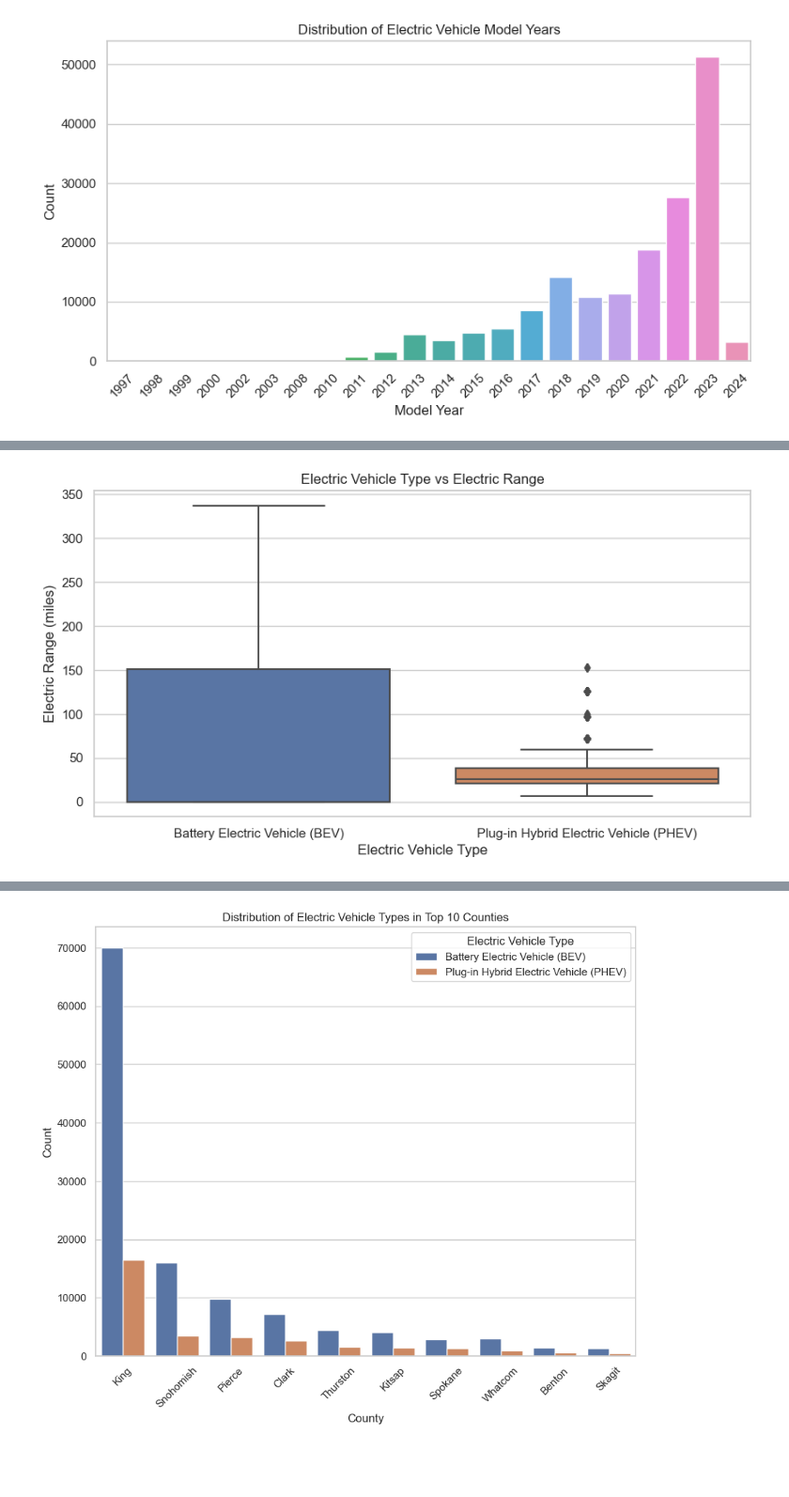
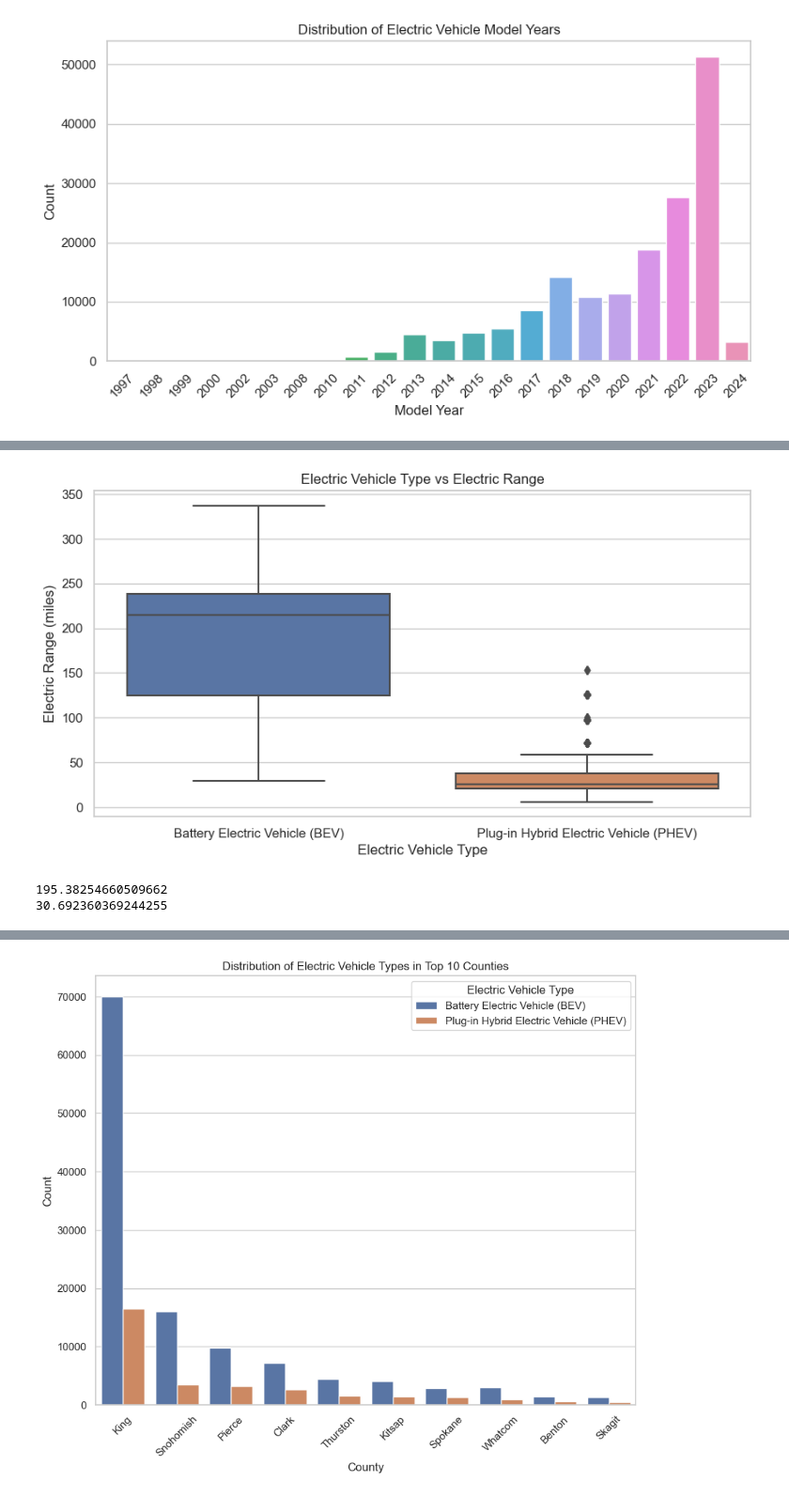
Before and after one commit to Sukhrajb1988/Project3, a Jupyter notebook: Project 3/Sukhraj_Bains_Project3_Explotaory_Nalysis.ipynb, the cells around one changed output, grey strips where cells are left out. Shown: that part at 94% size. Cells and saved outputs as stored; diff of their text form; code cells hidden in the pictures; blank space fills up the shorter version.

```diff
--- a/Project 3/Sukhraj_Bains_Project3_Explotaory_Nalysis.ipynb
+++ b/Project 3/Sukhraj_Bains_Project3_Explotaory_Nalysis.ipynb
@@ -120,8 +138,10 @@ plt.show()
 # %% [output]
 [figure]
 # %%
+dfnew = df[df['Electric Range'] != 0]
+
 plt.figure(figsize=(10, 5))
-sns.histplot(df['Electric Range'], bins=30, kde=True)
+sns.histplot(dfnew['Electric Range'], bins=30, kde=True)
 plt.title('Distribution of Electric Range')
 plt.xlabel('Range (miles)')
 plt.ylabel('Count')
@@ -144,11 +176,21 @@ Name: Electric Range, dtype: float64
 # %%
 plt.figure(figsize=(10, 5))
-sns.boxplot(data=df, x='Electric Vehicle Type', y='Electric Range', order = df['Electric Vehicle Type'].value_counts().index)
+sns.boxplot(data=dfnew, x='Electric Vehicle Type', y='Electric Range', order = df['Electric Vehicle Type'].value_counts().index)
 plt.title('Electric Vehicle Type vs Electric Range')
 plt.xlabel('Electric Vehicle Type')
 plt.ylabel('Electric Range (miles)')
 plt.show()
+
+dfavg = dfnew[dfnew['Electric Vehicle Type'] ==  'Battery Electric Vehicle (BEV)' ]
+average_value=dfavg['Electric Range'].mean()
+print(average_value)
+
+dfavg1= dfnew[dfnew['Electric Vehicle Type'] ==  'Plug-in Hybrid Electric Vehicle (PHEV)']
+average_value=dfavg1['Electric Range'].mean()
+print(average_value)
 # %% [output]
-[figure, old version]
+[figure, new version]
+195.38254660509662
+30.692360369244255
 # %%
 plt.figure(figsize=(10, 5))
```
Also changed, not shown: parts of 4 cells of this notebook.
